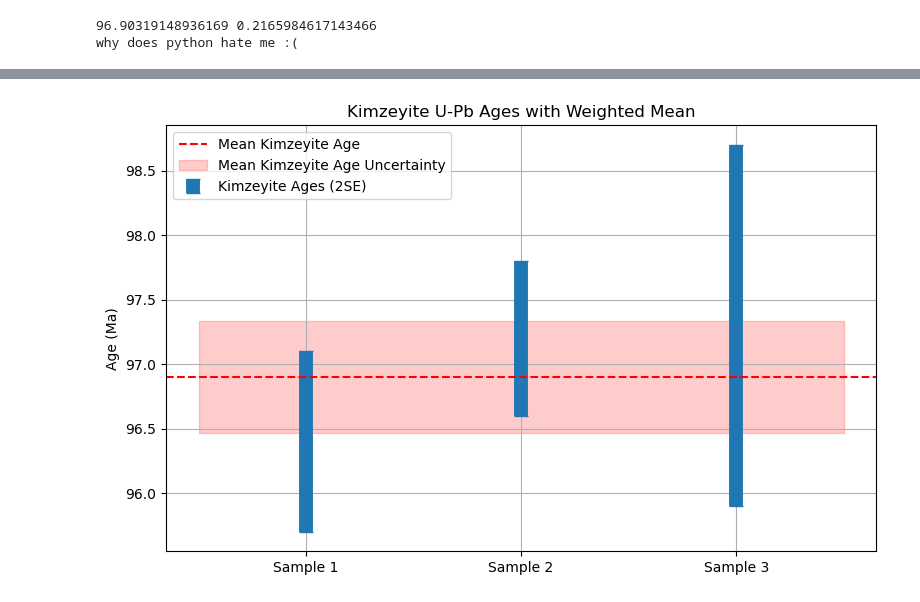
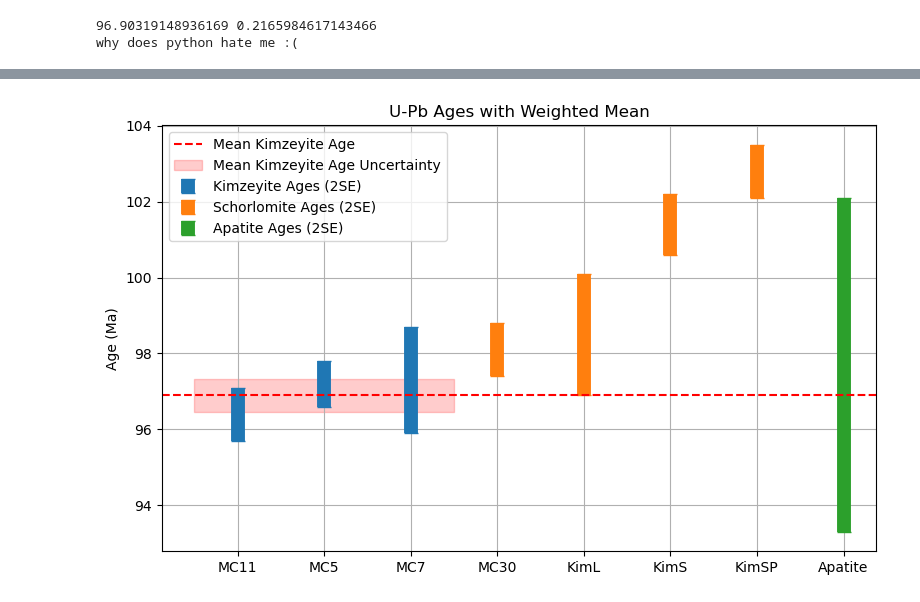
Before and after one commit to BrookeNPryor/GEOL503FinalProjectSpring2025_BP, a Jupyter notebook: Final Project/Final_Project_BrookePryor.ipynb, the cells around one changed output, grey strips where cells are left out. Drawn from its saved outputs; the diff is of its cells as text; code cells hidden in the pictures.

Commit message:
Final Project - working
Final project files, plot is working. Still need to make it prettier

```diff
--- a/Final Project/Final_Project_BrookePryor.ipynb
+++ b/Final Project/Final_Project_BrookePryor.ipynb
@@ -56,6 +56,7 @@ data = pd.read_excel( "Magnet Cove U-Pb Supplemental Data.xlsx", header = 1 )
 age = data[ "Age (Ma)"]
 age_uncertainty = data[ "Uncertainty,  2SE Absolute (Ma)" ]
 mineral = data[ "Mineral Name"]
+samples = data[ "Sample Name"]
 
 # change panda series to NumPy arrays
 age.to_numpy()
@@ -66,14 +67,17 @@ age_uncertainty.to_numpy()
 kimzeyite_data = data[4:7]
 kimzeyite_ages = kimzeyite_data["Age (Ma)"]
 kimzeyite_age_uncertainty_1SE = kimzeyite_data[ "Uncertainty,  2SE Absolute (Ma)" ] / 2 # divide by 2 to get 1 SE, since 2SE was used in our analysis
+kimzeyite_sample_names = kimzeyite_data["Sample Name"]
 
 schorlomite_data = data[0:4]
 schorlomite_ages = schorlomite_data["Age (Ma)"]
 schorlomite_age_uncertainty_1SE = schorlomite_data[ "Uncertainty,  2SE Absolute (Ma)" ] / 2 # divide by 2 to get 1 SE, since 2SE was used in our analysis
+schorlomite_sample_names = schorlomite_data["Sample Name"]
 
 apatite_data = data[7:8]
 apatite_ages = apatite_data["Age (Ma)"]
 apatite_age_uncertainty_1SE = apatite_data[ "Uncertainty,  2SE Absolute (Ma)" ] / 2 # divide by 2 to get 1 SE, since 2SE was used in our analysis
+apatite_sample_names = apatite_data["Sample Name"]
 
 
 # calculate the weighted mean of kimzeyite ages
@@ -129,25 +145,34 @@ why does python hate me :(
 # %%
 plt.figure(figsize=(8, 5))
 
 # Plot ages with 2SE error bars
-x = np.arange(len(kimzeyite_ages))
-plt.errorbar(x, kimzeyite_ages, yerr=kimzeyite_age_uncertainty_1SE * 2, fmt=',', elinewidth=10, capsize=5, label='Kimzeyite Ages (2SE)')
+x_kimzeyite = np.arange(len(kimzeyite_ages))
+plt.errorbar(x_kimzeyite, kimzeyite_ages, yerr=kimzeyite_age_uncertainty_1SE * 2, fmt=',', elinewidth=10, capsize=5, label='Kimzeyite Ages (2SE)')
+
+x_schorlomite = np.array([3, 4, 5, 6])
+plt.errorbar(x_schorlomite, schorlomite_ages, yerr=schorlomite_age_uncertainty_1SE * 2, fmt=',', elinewidth=10, capsize=5, label='Schorlomite Ages (2SE)')
+
+x_apatite = np.array([7])
+plt.errorbar(x_apatite, apatite_ages, yerr=apatite_age_uncertainty_1SE * 2, fmt=',', elinewidth=10, capsize=5, label='Apatite Ages (2SE)')
+
+x_ticks = np.arange(8)
 
 # Plot weighted mean as horizontal line
 plt.axhline(kimzeyite_weighted_mean, color='red', linestyle='--', label='Mean Kimzeyite Age')
 plt.fill_between(
-    [-0.5, len(x) - 0.5],
+    [-0.5, len(x_kimzeyite) - 0.5],
     kimzeyite_weighted_mean - kimzeyite_weighted_mean_uncertainty * 2,
     kimzeyite_weighted_mean + kimzeyite_weighted_mean_uncertainty * 2,
     color='red', alpha=0.2, label='Mean Kimzeyite Age Uncertainty'
 )
 
-plt.xticks(x, labels=[f"Sample {i+1}" for i in x])
+# plt.xticks(x_kimzeyite, labels=[f"Sample {i+1}" for i in x_kimzeyite])
+plt.xticks(x_ticks, labels=samples)
 plt.ylabel("Age (Ma)")
-plt.title("Kimzeyite U-Pb Ages with Weighted Mean")
+plt.title("U-Pb Ages with Weighted Mean")
 plt.legend()
 plt.grid(True)
 plt.tight_layout()
 plt.show()
 # %% [output]
-[figure, old version]
+[figure, new version]
```
Also changed, not shown: parts of 1 cell of this notebook, 2 other files.
